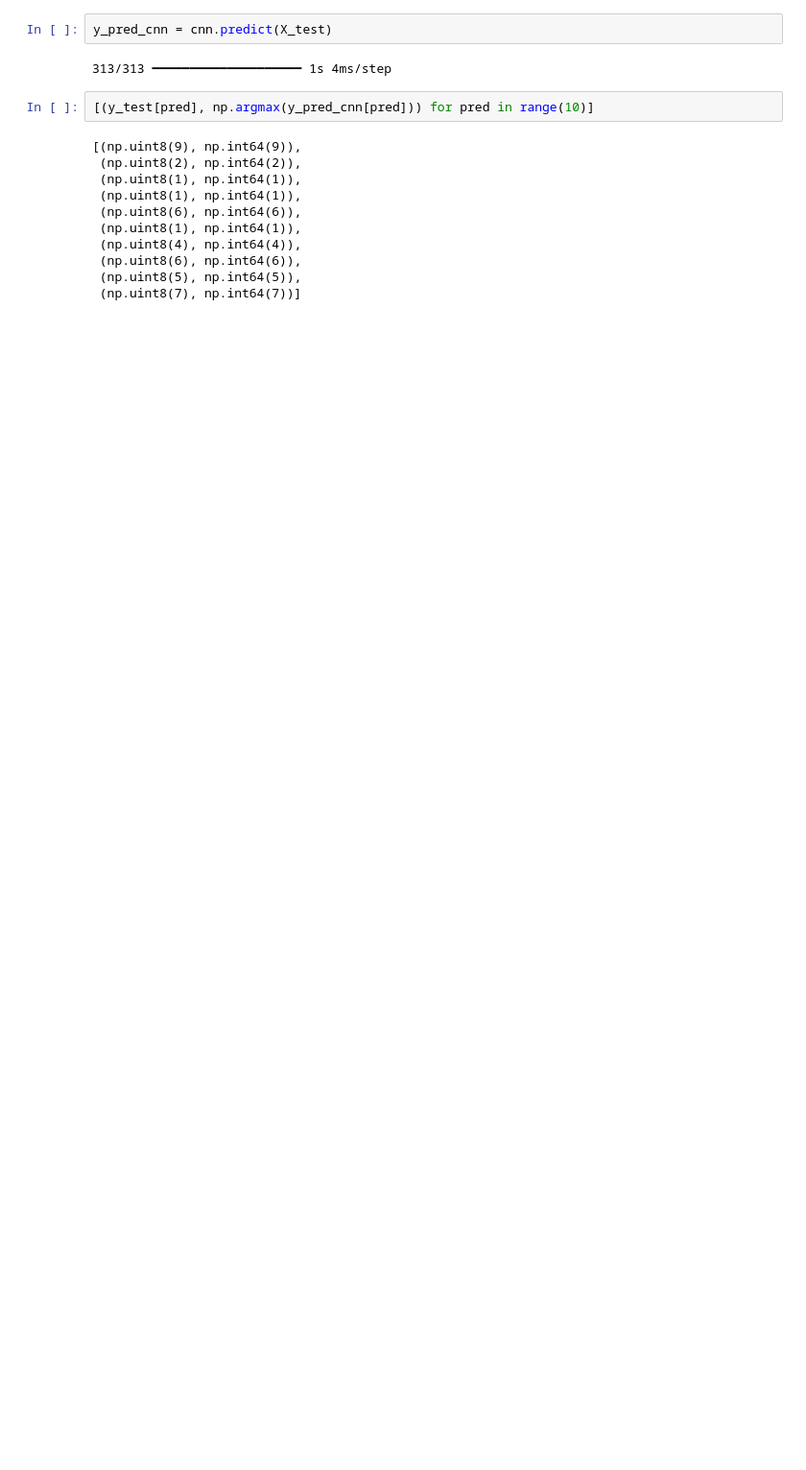
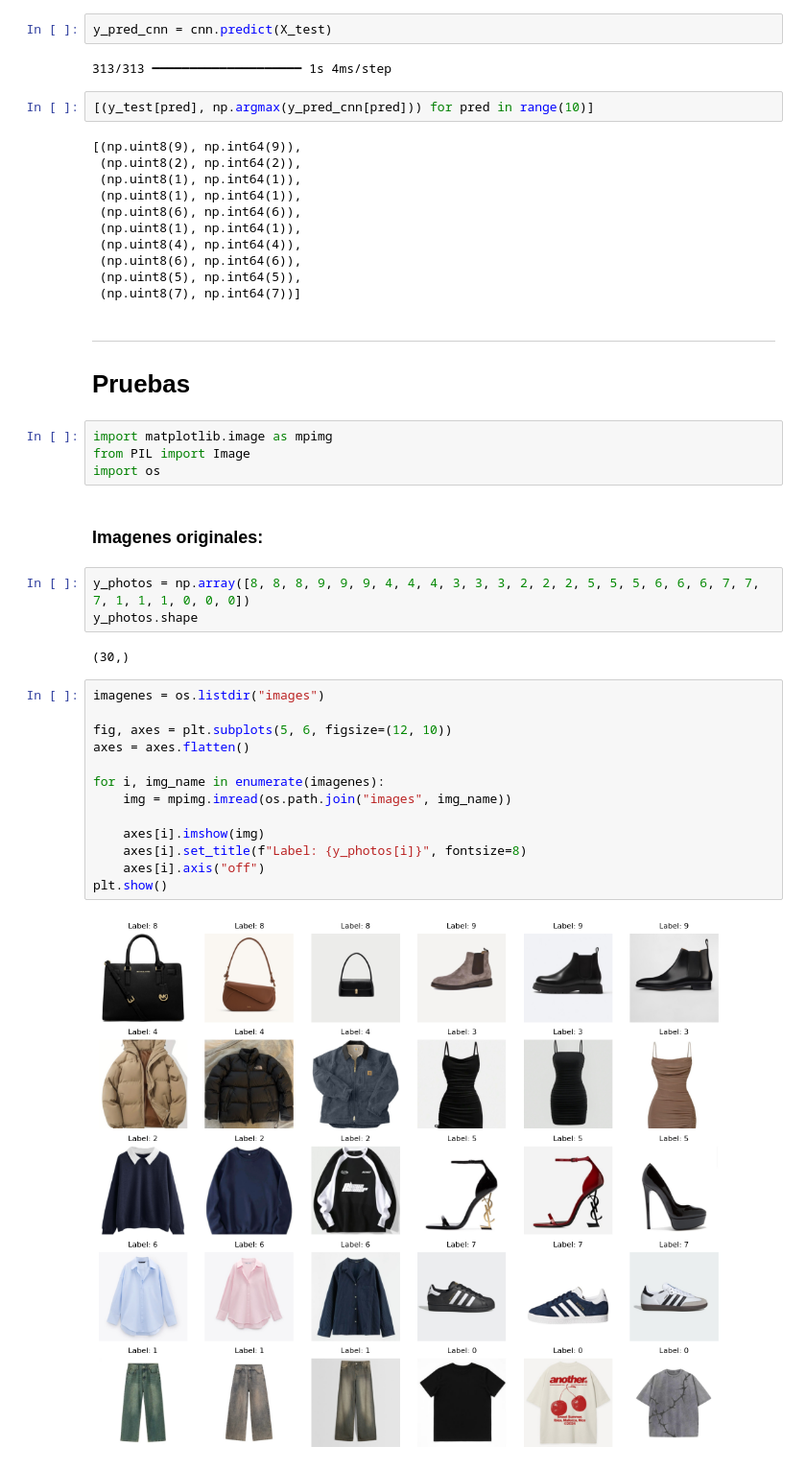
Before and after one commit to EstebanGomezVal/Proyecto1_ML, a Jupyter notebook: Lab_2.ipynb, the cells around one changed output. Shown at 96% size. Saved outputs shown, nothing was run; the diff lists cells and outputs as text; blank space fills up the shorter version.

Commit message:
other images

```diff
--- a/Lab_2.ipynb
+++ b/Lab_2.ipynb
@@ -420,3 +420,32 @@ y_pred_cnn = cnn.predict(X_test)
  (np.uint8(6), np.int64(6)),
  (np.uint8(5), np.int64(5)),
  (np.uint8(7), np.int64(7))]
+# %% [markdown]
+---
+# Pruebas
+# %%
+import matplotlib.image as mpimg
+from PIL import Image
+import os
+# %% [markdown]
+### Imagenes originales:
+# %%
+y_photos = np.array([8, 8, 8, 9, 9, 9, 4, 4, 4, 3, 3, 3, 2, 2, 2, 5, 5, 5, 6, 6, 6, 7, 7, 7, 1, 1, 1, 0, 0, 0])
+y_photos.shape
+# %% [output]
+(30,)
+# %%
+imagenes = os.listdir("images")
+
+fig, axes = plt.subplots(5, 6, figsize=(12, 10))
+axes = axes.flatten()
+
+for i, img_name in enumerate(imagenes):
+    img = mpimg.imread(os.path.join("images", img_name))
+
+    axes[i].imshow(img)
+    axes[i].set_title(f"Label: {y_photos[i]}", fontsize=8)
+    axes[i].axis("off")
+plt.show()
+# %% [output]
+[figure, added]
```
Also changed, not shown: parts of 12 cells of this notebook.
